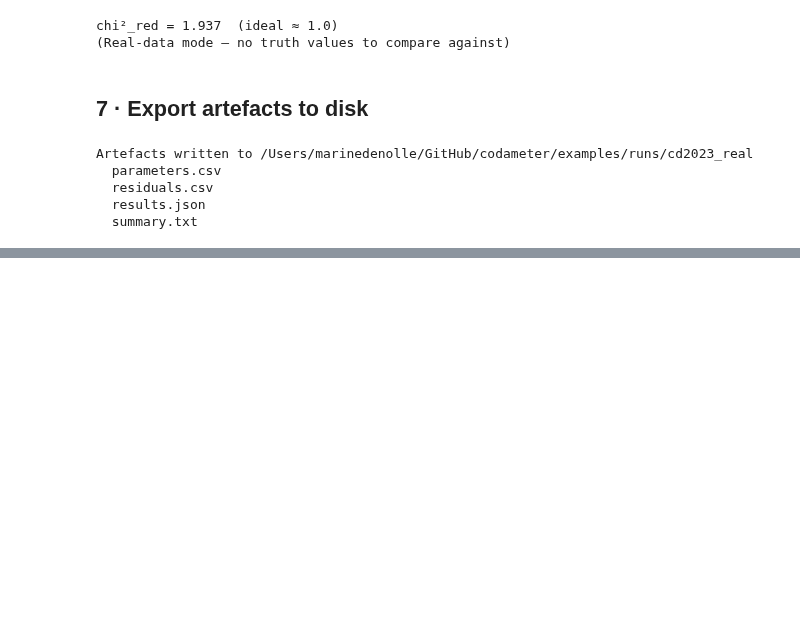
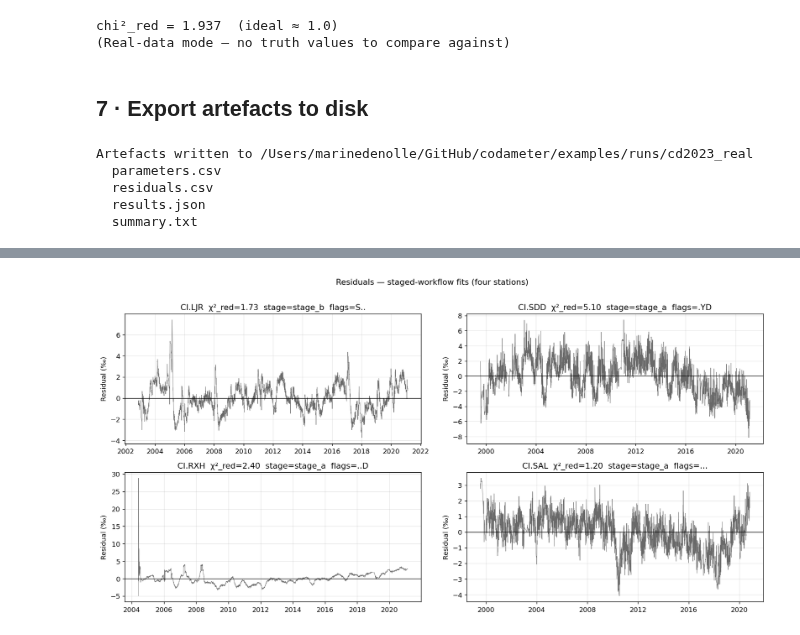
Before and after one commit to Denolle-Lab/codameter, a Jupyter notebook: examples/02_clements_denolle_2023.ipynb, the cells around one changed output, grey strips where cells are left out. Cells and saved outputs as stored; diff of their text form; code cells hidden in the pictures; blank space fills up the shorter version.

```diff
--- a/examples/02_clements_denolle_2023.ipynb
+++ b/examples/02_clements_denolle_2023.ipynb
@@ -671,0 +946,96 @@ Artefacts written to /Users/marinedenolle/GitHub/codameter/examples/runs/cd2023_
+# %%
+
+# ============================================================
+#   Four-station comparison: CI.LJR / CI.SDD / CI.RXH / CI.SAL
+# ============================================================
+_all_stations = {
+    "CI.LJR": (result,     dvv_data.index),
+    "CI.SDD": (result_sdd, dvv_sdd.index),
+}
+_all_stations.update({k: (v[0], v[1].index) for k, v in extra_results.items()})
+
+_labels = list(_all_stations.keys())
+_col_w  = 17
+
+header = f"{'':30s}" + "".join(f" {lbl:>{_col_w}s}" for lbl in _labels)
+sep    = "-" * (30 + (_col_w + 1) * len(_labels))
+
+def _fmt_par(r, pname):
+    try:
+        m, s = r.phase4.fit.posterior.marginal(pname)
+        return f"{m:+.2e}+/-{s:.1e}"
+    except KeyError:
+        return "—"
+
+def _flags(r):
+    rp = r.phase4.residual_patterns or {}
+    f  = rp.get("flags", {})
+    return (("S" if f.get("storm_band") else ".")
+          + ("Y" if f.get("seasonal")   else ".")
+          + ("D" if f.get("low_freq_drift") else "."))
+
+def _stage_a_chi2(r):
+    fa = r.phase4.stage_a_fit
+    return f"{fa.chi2_reduced:.2f}" if fa is not None else "—"
+
+def _opt(r, key, attr):
+    return r.phase4.optional_term_decisions.get(key, {}).get(attr)
+
+print(header)
+print(sep)
+
+def row(label, vals):
+    return f"  {label:<28s}" + "".join(f" {v:>{_col_w}s}" for v in vals)
+
+print(row("Stage chosen",
+          [_all_stations[s][0].phase4.stage for s in _labels]))
+print(row("n_par (in posterior)",
+          [str(len(_all_stations[s][0].phase4.fit.parameter_names)) for s in _labels]))
+print(row("chi2_red (final)",
+          [f"{_all_stations[s][0].phase4.fit.chi2_reduced:.2f}" for s in _labels]))
+print(row("chi2_red (Stage A)",
+          [_stage_a_chi2(_all_stations[s][0]) for s in _labels]))
+
+for pname in ("a0", "p1_dGWL", "p2_T", "p3_load"):
+    vals = [_fmt_par(_all_stations[s][0], pname) for s in _labels]
+    if all(v == "—" for v in vals):
+        continue
+    print(row(pname, vals))
+
+print(row("flags  S/Y/D",
+          [_flags(_all_stations[s][0]) for s in _labels]))
+print(row("loading recommended?",
+          ["yes" if _opt(_all_stations[s][0], "loading", "recommend") else "no"
+           for s in _labels]))
+print(row("loading accepted?",
+          [str(_opt(_all_stations[s][0], "loading", "accepted")) for s in _labels]))
+
+liks = [_all_stations[s][0].phase2.report.likelihood for s in _labels]
+print(row("coupling likelihood",
+          [f"{lk.get('label')} ({lk.get('score'):.2f})" for lk in liks]))
+
+# --- Residual overlay (2×2 layout) ---
+ncols = 2
+nrows = (len(_labels) + ncols - 1) // ncols
+fig, axes = plt.subplots(nrows, ncols, figsize=(14, 3.5 * nrows), sharex=False)
+axes_flat = axes.flatten()
+
+for ax, (sta_id, (r, idx)) in zip(axes_flat, _all_stations.items()):
+    fit = r.phase4.fit
+    res = pd.Series(fit.residuals, index=idx[:len(fit.residuals)])
+    ax.plot(res.index, res.values * 1e3, lw=0.5, color="dimgray")
+    ax.axhline(0, lw=0.8, color="k")
+    ax.set_ylabel("Residual (‰)")
+    ax.set_title(f"{sta_id}  χ²_red={fit.chi2_reduced:.2f}  "
+                 f"stage={r.phase4.stage}  flags={_flags(r)}")
+    ax.xaxis.set_major_formatter(mdates.DateFormatter("%Y"))
+    ax.grid(True, alpha=0.3)
+
+# hide any spare axes
+for ax in axes_flat[len(_all_stations):]:
+    ax.set_visible(False)
+
+fig.suptitle("Residuals — staged-workflow fits (four stations)", y=1.01)
+fig.tight_layout()
+plt.show()
+# %% [output]
@@ -671,0 +1056 @@ Artefacts written to /Users/marinedenolle/GitHub/codameter/examples/runs/cd2023_
+[figure, added]
```
Also changed, not shown: parts of 9 cells of this notebook, 3 other files.
